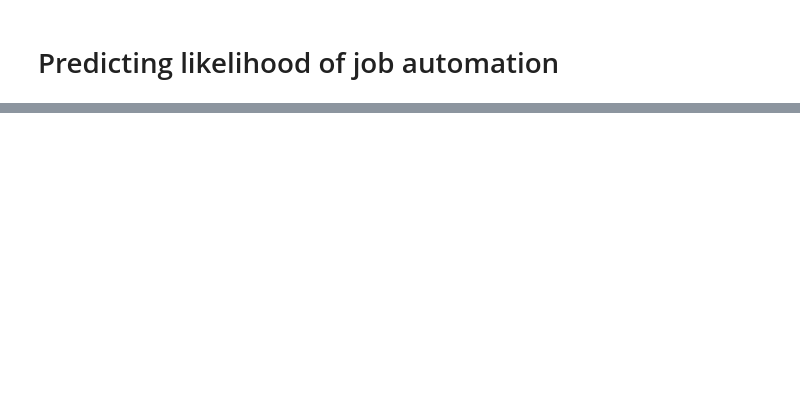
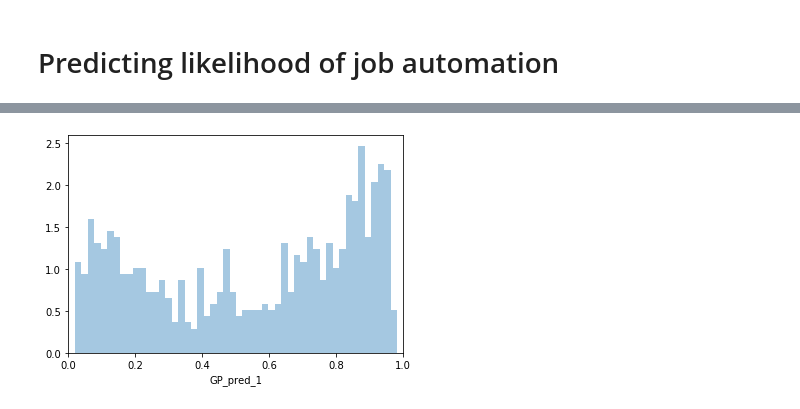
Before and after one commit to mfgriffin467/Shiny_automation, a Jupyter notebook: python_ML/ML_predictions.ipynb, the cells around one changed output, grey strips where cells are left out. Saved outputs shown, nothing was run; the diff lists cells and outputs as text; code cells hidden in the pictures; blank space fills up the shorter version.

```diff
--- a/python_ML/ML_predictions.ipynb
+++ b/python_ML/ML_predictions.ipynb
@@ -97,0 +209,7 @@ ML_output_2018_mod.to_csv('ML_output_2018.csv')
+# %%
+# 2010 distribution
+ax = sns.distplot(jobs_output_2010.GP_pred_1, bins=50)
+plt.xlim(0, 1)
+ax.get_lines()[0].remove()
+# %% [output]
+[figure, added]
```
Also changed, not shown: parts of 53 cells of this notebook, 1 other file.
